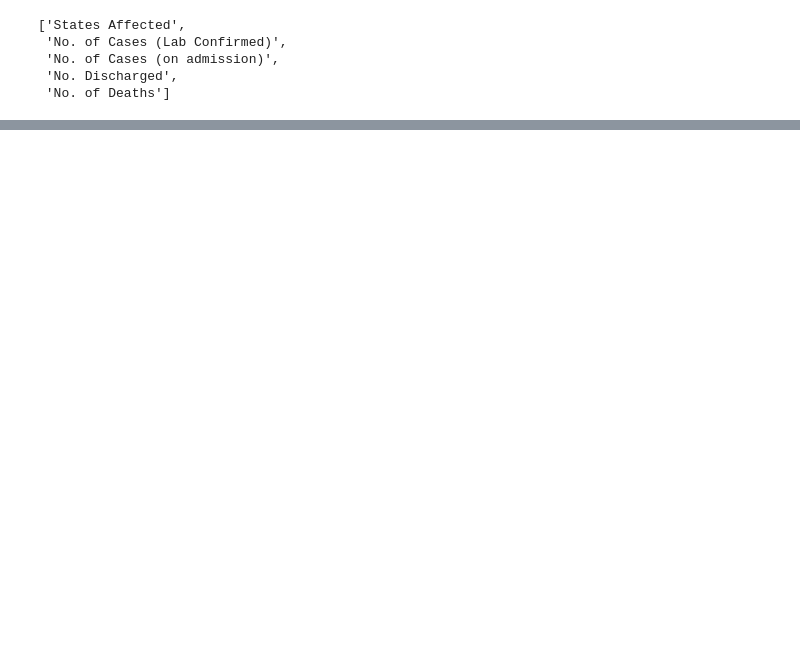
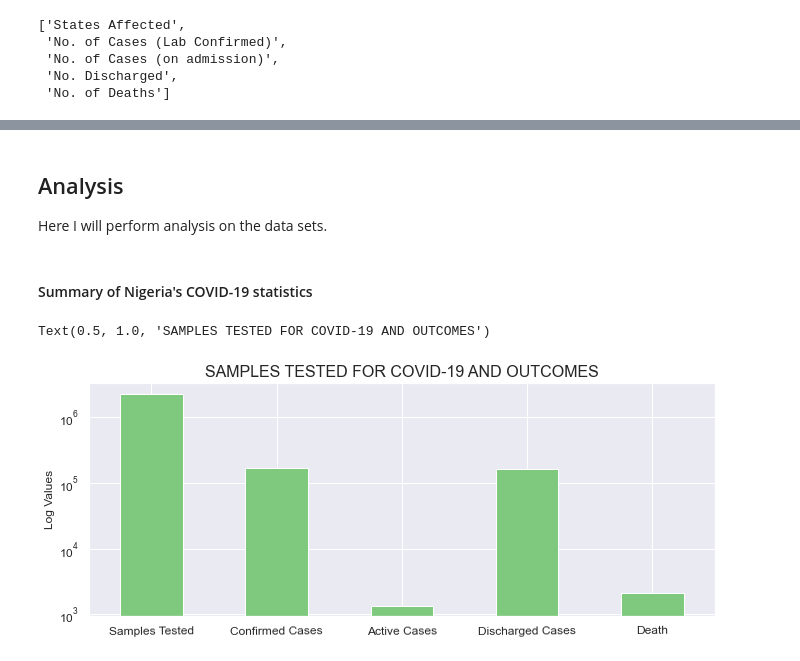
Before and after one commit to Pinerealm/Nigeria-COVID-19-Data-Analysis-Using-Python, a Jupyter notebook: covidproject.ipynb, the cells around one changed output, grey strips where cells are left out. Drawn from its saved outputs; the diff is of its cells as text; code cells hidden in the pictures; blank space fills up the shorter version.

```diff
--- a/covidproject.ipynb
+++ b/covidproject.ipynb
@@ -26,11 +34,13 @@ soup = BeautifulSoup(page.content, 'html.parser')
 # %%
-# After inspecting the source of the above `page`:
+# After inspecting the source of the `page` object and the contents of the `soup` object:
 covid_summary = {}
 
 for title, stat in zip(soup.select('h6.text-white'), soup.select('h2 > span')):
     covid_summary[title.text] = stat.text.replace(',', '')
 
-covid_summary_S = pd.Series(covid_summary)
+covid_summary_S = pd.Series(covid_summary, name='COVID')
+
+# Convert from object to integer data type
 covid_summary_S = pd.to_numeric(covid_summary_S)
 covid_summary_S
 # %% [output]
@@ -750,0 +304,14 @@ gdp_g.axhline(15890000.00) # value of Q2 2020
+# %% [markdown]
+## Analysis
+Here I will perform analysis on the data sets.
+# %% [markdown]
+#### Summary of Nigeria's COVID-19 statistics
+# %%
+dark_grid_style = sns.set_theme(style="darkgrid")
+
+covid_summary_S.plot(kind='bar', figsize=(10,4), colormap='Accent', fontsize=12, logy=True, ylabel='Log Values',
+                     rot=0.5)
+plt.title('SAMPLES TESTED FOR COVID-19 AND OUTCOMES', fontsize=16)
+# %% [output]
+Text(0.5, 1.0, 'SAMPLES TESTED FOR COVID-19 AND OUTCOMES')
+[figure, added]
```
Also changed, not shown: parts of 151 cells of this notebook, 5 other files.
